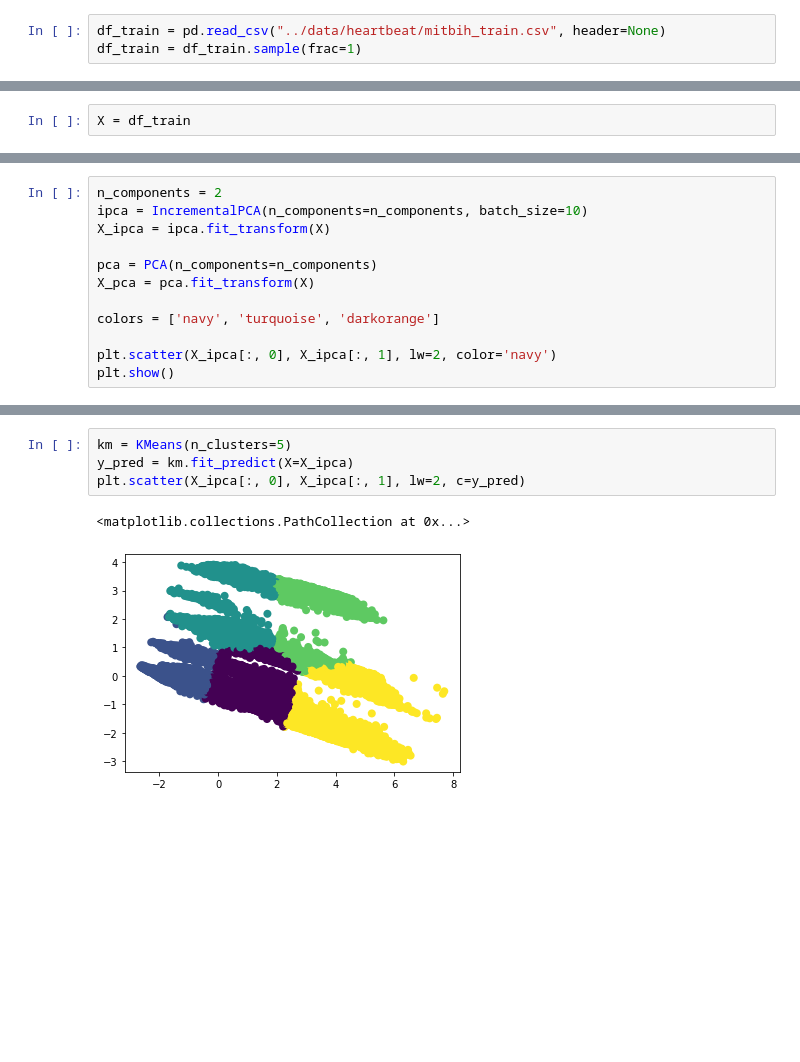
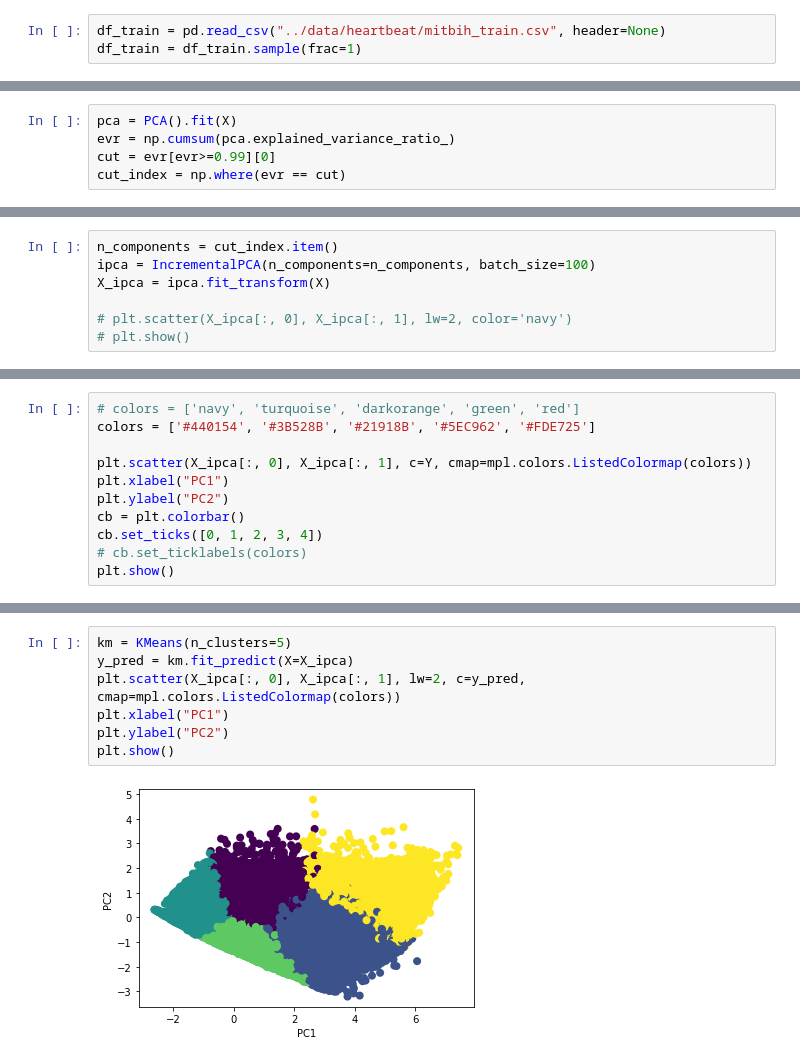
Before and after one commit to nkdnnlr/ECG-Heartbeat-Classification, a Jupyter notebook: ECG_Heartbeat_Classification/data_exploration_mibih.ipynb, the cells around one changed output, grey strips where cells are left out. Drawn from its saved outputs; the diff is of its cells as text; blank space fills up the shorter version.

```diff
--- a/ECG_Heartbeat_Classification/data_exploration_mibih.ipynb
+++ b/ECG_Heartbeat_Classification/data_exploration_mibih.ipynb
@@ -53,2 +55,0 @@ plt.show()
-# %%
-X = df_train
@@ -75,0 +56,5 @@ TypeError: float() argument must be a string or a number, not 'PCA'
+# %%
+pca = PCA().fit(X)
+evr = np.cumsum(pca.explained_variance_ratio_)
+cut = evr[evr>=0.99][0]
+cut_index = np.where(evr == cut)
@@ -76,12 +69,7 @@ TypeError: float() argument must be a string or a number, not 'PCA'
 # %%
-n_components = 2
-ipca = IncrementalPCA(n_components=n_components, batch_size=10)
+n_components = cut_index.item()
+ipca = IncrementalPCA(n_components=n_components, batch_size=100)
 X_ipca = ipca.fit_transform(X)
 
-pca = PCA(n_components=n_components)
-X_pca = pca.fit_transform(X)
-
-colors = ['navy', 'turquoise', 'darkorange']
-
-plt.scatter(X_ipca[:, 0], X_ipca[:, 1], lw=2, color='navy')
-plt.show()
+# plt.scatter(X_ipca[:, 0], X_ipca[:, 1], lw=2, color='navy')
+# plt.show()
@@ -89,0 +76,11 @@ plt.show()
+# %%
+# colors = ['navy', 'turquoise', 'darkorange', 'green', 'red']
+colors = ['#440154', '#3B528B', '#21918B', '#5EC962', '#FDE725']
+
+plt.scatter(X_ipca[:, 0], X_ipca[:, 1], c=Y, cmap=mpl.colors.ListedColormap(colors))
+plt.xlabel("PC1")
+plt.ylabel("PC2")
+cb = plt.colorbar()
+cb.set_ticks([0, 1, 2, 3, 4])
+# cb.set_ticklabels(colors)
+plt.show()
@@ -90,8 +89,10 @@ plt.show()
 # %%
 km = KMeans(n_clusters=5)
 y_pred = km.fit_predict(X=X_ipca)
-plt.scatter(X_ipca[:, 0], X_ipca[:, 1], lw=2, c=y_pred)
+plt.scatter(X_ipca[:, 0], X_ipca[:, 1], lw=2, c=y_pred, cmap=mpl.colors.ListedColormap(colors))
+plt.xlabel("PC1")
+plt.ylabel("PC2")
+plt.show()
 # %% [output]
-<matplotlib.collections.PathCollection at 0x...>
-[figure, old version]
+[figure, new version]
 # %%
```
Also changed, not shown: parts of 12 cells of this notebook.
